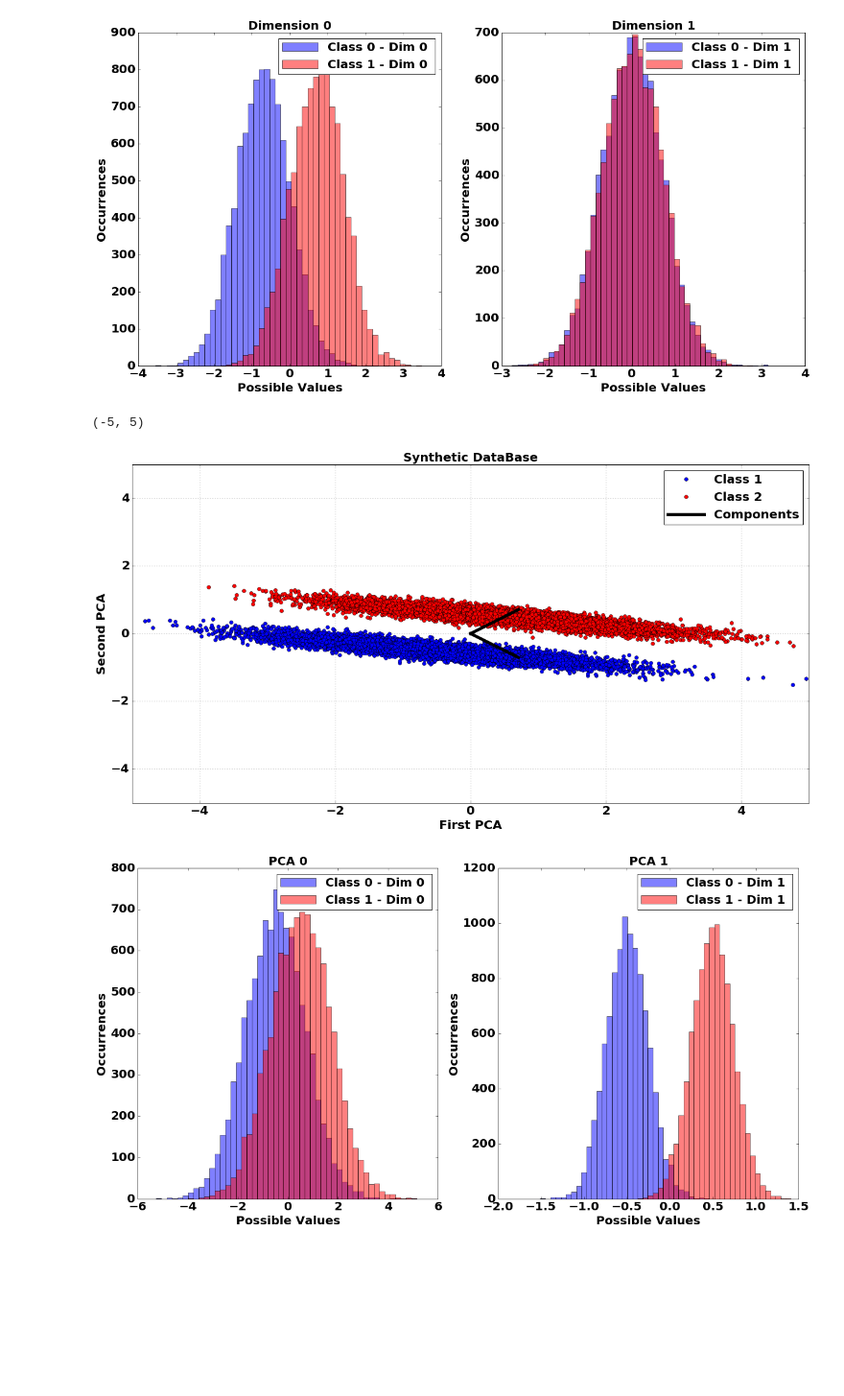
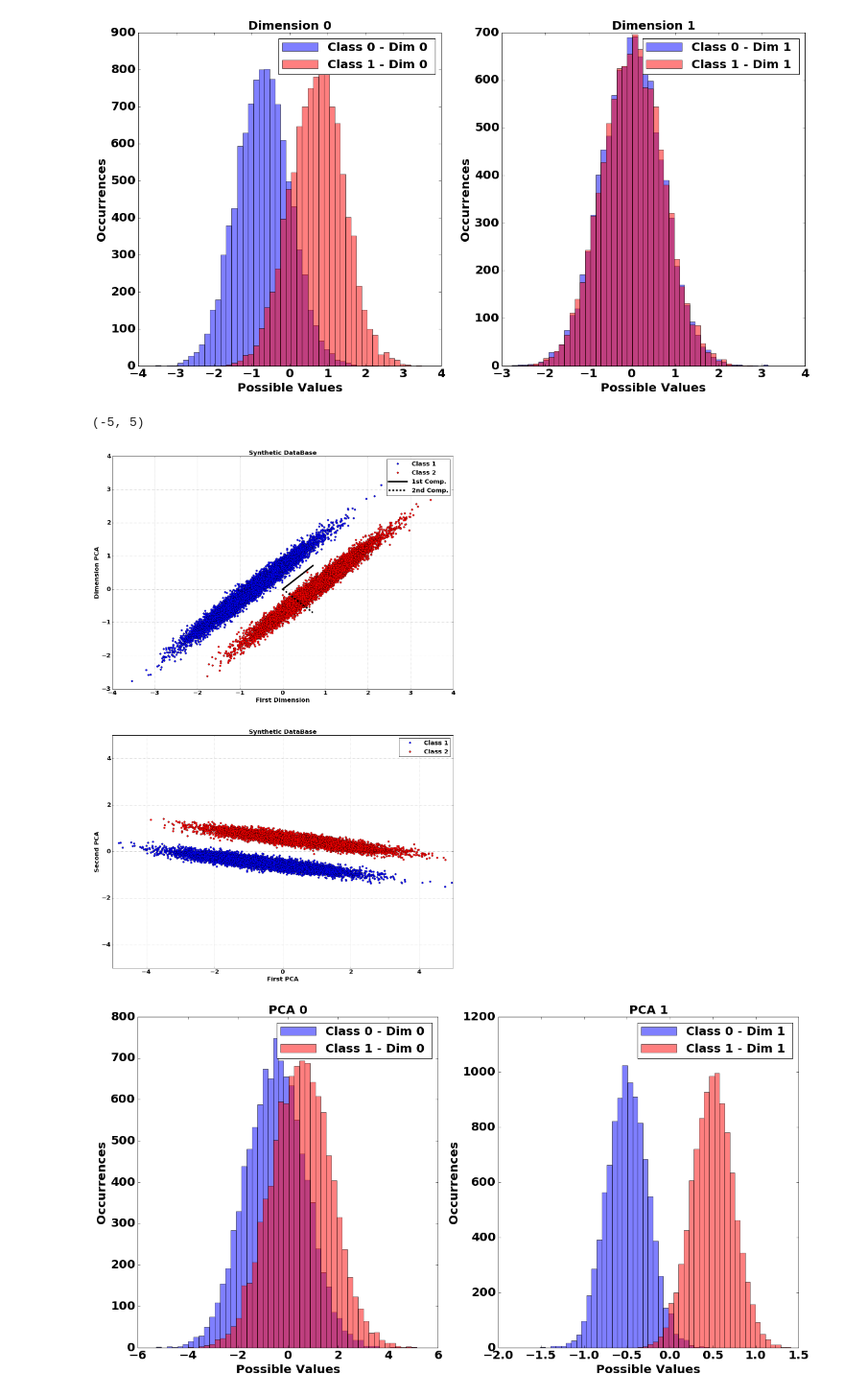
Before and after one commit to natmourajr/LPSTutorials, a Jupyter notebook: Packages/Preprocessing/SyntheticDataBasePCDIndependent.ipynb, the cells around one changed output. Shown at 96% size. Drawn from its saved outputs; the diff is of its cells as text; code cells hidden in the pictures; blank space fills up the shorter version.

Commit message:
Adding Synthetic DataBase Analysis...starting point

```diff
--- a/Packages/Preprocessing/SyntheticDataBasePCDIndependent.ipynb
+++ b/Packages/Preprocessing/SyntheticDataBasePCDIndependent.ipynb
@@ -115,46 +115,57 @@ if norm == 'mapstd':
     scaler = preprocessing.StandardScaler().fit(data[train_id,:])
 elif norm == 'mapstd_rob':
     scaler = preprocessing.RobustScaler().fit(data[train_id,:])
 elif norm == 'mapminmax':
     scaler = preprocessing.MinMaxScaler().fit(data[train_id,:])
 
 if norm == 'none':
     norm_data = data
 else:
     norm_data = scaler.transform(data)
 
 pca = PCA(n_components=norm_data.shape[1])
 pca.fit(norm_data[train_id,:])
 pca_energy = pca.explained_variance_/np.sum(pca.explained_variance_)
 
 proj_norm_data = pca.transform(norm_data)
 
 
 # plot data
 %matplotlib inline
 
-fig = plt.figure(figsize=(20,10))
 
-plt.plot(proj_norm_data[trgt==0,0],proj_norm_data[trgt==0,1],'bo',label='Class 1')
-plt.plot(proj_norm_data[trgt==1,0],proj_norm_data[trgt==1,1],'ro',label='Class 2')
+fig, ax = plt.subplots(figsize=(20,30),nrows=2, ncols=1)
+
+ax[0].plot(data[trgt==0,0],data[trgt==0,1],'bo',label='Class 1')
+ax[0].plot(data[trgt==1,0],data[trgt==1,1],'ro',label='Class 2')
 
 
-plt.plot([0,pca.components_[0,0]],[0,pca.components_[0,1]],'k-',linewidth=5.0,label='Components')
-plt.plot([0,pca.components_[1,0]],[0,pca.components_[1,1]],'k-',linewidth=5.0)
+ax[0].plot([0,pca.components_[0,0]],[0,pca.components_[0,1]],'k-',linewidth=5.0,label='1st Comp.')
+ax[0].plot([0,pca.components_[1,0]],[0,pca.components_[1,1]],'k--',linewidth=5.0,label='2nd Comp.')
 
 
-plt.legend()
-plt.grid()
-plt.title('Synthetic DataBase',fontweight='bold',fontsize=20)
-plt.xlabel('First PCA',fontweight='bold',fontsize=20)
-plt.ylabel('Second PCA',fontweight='bold',fontsize=20)
+ax[0].legend()
+ax[0].grid()
+ax[0].set_title('Synthetic DataBase',fontweight='bold',fontsize=20)
+ax[0].set_xlabel('First Dimension',fontweight='bold',fontsize=20)
+ax[0].set_ylabel('Dimension PCA',fontweight='bold',fontsize=20)
+
+
+ax[1].plot(proj_norm_data[trgt==0,0],proj_norm_data[trgt==0,1],'bo',label='Class 1')
+ax[1].plot(proj_norm_data[trgt==1,0],proj_norm_data[trgt==1,1],'ro',label='Class 2')
+
+ax[1].legend()
+ax[1].grid()
+ax[1].set_title('Synthetic DataBase',fontweight='bold',fontsize=20)
+ax[1].set_xlabel('First PCA',fontweight='bold',fontsize=20)
+ax[1].set_ylabel('Second PCA',fontweight='bold',fontsize=20)
 
 limits = [-5, 5]
-plt.xlim(limits)
-plt.ylim(limits)
+ax[1].set_xlim(limits)
+ax[1].set_ylim(limits)
 # %% [output]
 (-5, 5)
-[figure, old version]
+[figure, new version]
 # %%
 # Plot Distributions
 %matplotlib inline
```
